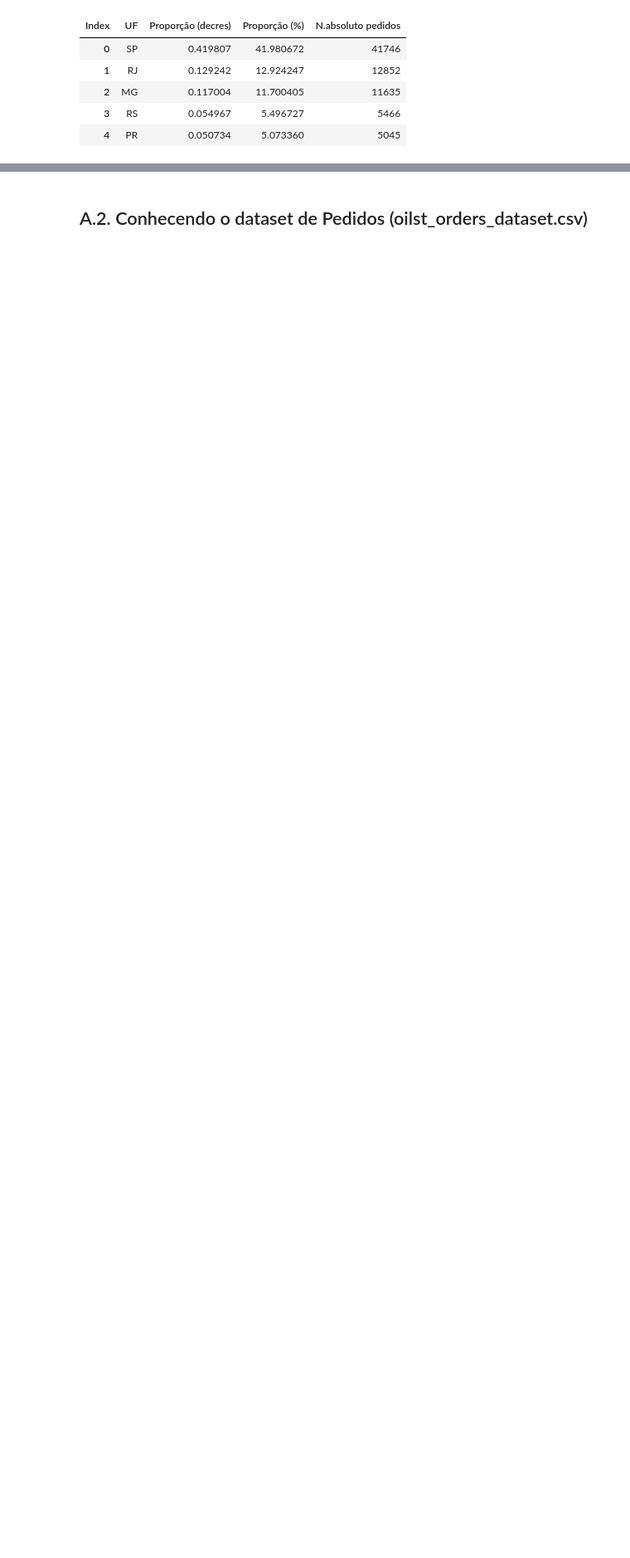
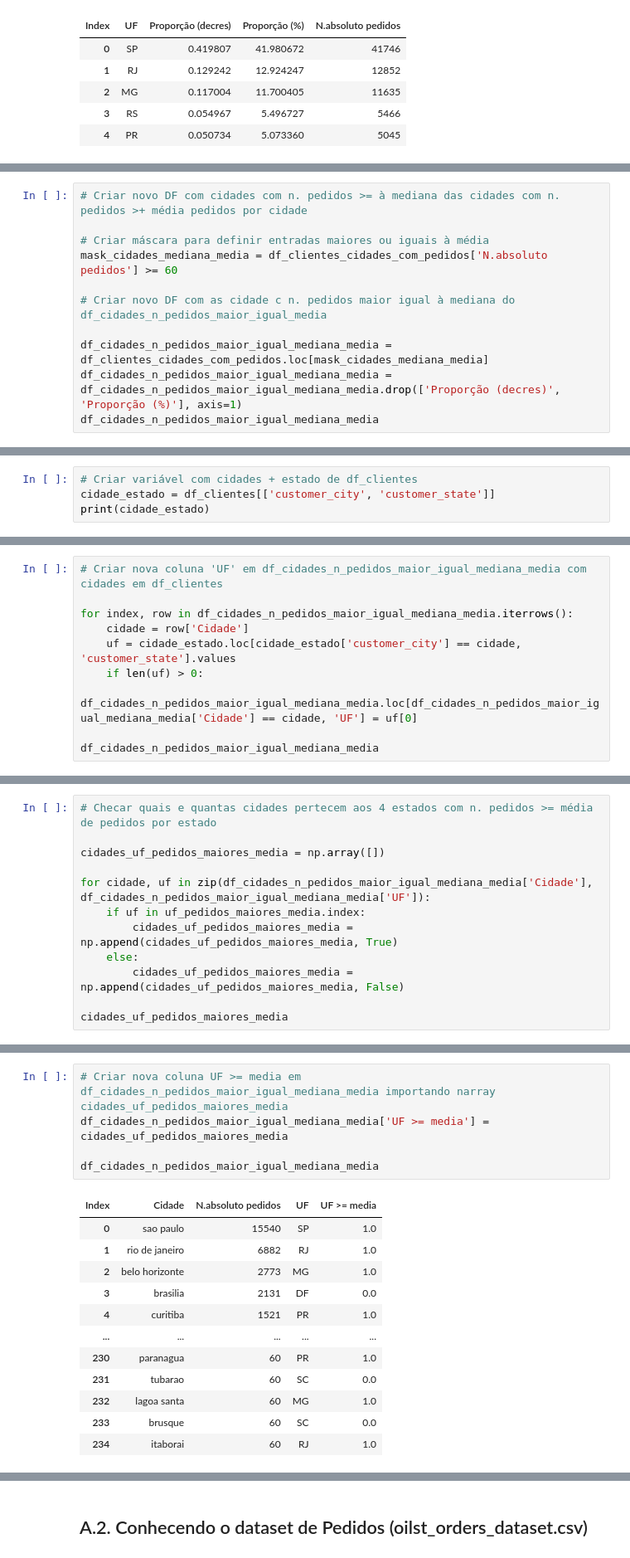
Before and after one commit to julianabpeixoto/data-science-portfolio, a Jupyter notebook: santander_coders_2023_2semestre_trilha_data_science_tecnicas_programacao_1_projeto_final/jbp_projeto_final.ipynb, the cells around one changed output, grey strips where cells are left out. Shown at 83% size. Cells and saved outputs as stored; diff of their text form; blank space fills up the shorter version.

```diff
--- a/santander_coders_2023_2semestre_trilha_data_science_tecnicas_programacao_1_projeto_final/jbp_projeto_final.ipynb
+++ b/santander_coders_2023_2semestre_trilha_data_science_tecnicas_programacao_1_projeto_final/jbp_projeto_final.ipynb
@@ -621,0 +722,11 @@ uf_pedidos_maiores_media.plot(kind='barh', figsize=(10, 6), color ='orange')
+# %%
+# Criar novo DF com cidades com n. pedidos >= à mediana das cidades com n. pedidos >+ média pedidos por cidade
+
+# Criar máscara para definir entradas maiores ou iguais à média
+mask_cidades_mediana_media = df_clientes_cidades_com_pedidos['N.absoluto pedidos'] >= 60
+
+# Criar novo DF com as cidade c n. pedidos maior igual à mediana do df_cidades_n_pedidos_maior_igual_media
+
+df_cidades_n_pedidos_maior_igual_mediana_media = df_clientes_cidades_com_pedidos.loc[mask_cidades_mediana_media]
+df_cidades_n_pedidos_maior_igual_mediana_media = df_cidades_n_pedidos_maior_igual_mediana_media.drop(['Proporção (decres)', 'Proporção (%)'], axis=1)
+df_cidades_n_pedidos_maior_igual_mediana_media
@@ -621,0 +747,4 @@ uf_pedidos_maiores_media.plot(kind='barh', figsize=(10, 6), color ='orange')
+# %%
+# Criar variável com cidades + estado de df_clientes
+cidade_estado = df_clientes[['customer_city', 'customer_state']]
+print(cidade_estado)
@@ -621,0 +766,10 @@ uf_pedidos_maiores_media.plot(kind='barh', figsize=(10, 6), color ='orange')
+# %%
+# Criar nova coluna 'UF' em df_cidades_n_pedidos_maior_igual_mediana_media com cidades em df_clientes
+
+for index, row in df_cidades_n_pedidos_maior_igual_mediana_media.iterrows():
+    cidade = row['Cidade']
+    uf = cidade_estado.loc[cidade_estado['customer_city'] == cidade, 'customer_state'].values
+    if len(uf) > 0:
+        df_cidades_n_pedidos_maior_igual_mediana_media.loc[df_cidades_n_pedidos_maior_igual_mediana_media['Cidade'] == cidade, 'UF'] = uf[0]
+
+df_cidades_n_pedidos_maior_igual_mediana_media
@@ -621,0 +790,12 @@ uf_pedidos_maiores_media.plot(kind='barh', figsize=(10, 6), color ='orange')
+# %%
+# Checar quais e quantas cidades pertecem aos 4 estados com n. pedidos >= média de pedidos por estado
+
+cidades_uf_pedidos_maiores_media = np.array([])
+
+for cidade, uf in zip(df_cidades_n_pedidos_maior_igual_mediana_media['Cidade'], df_cidades_n_pedidos_maior_igual_mediana_media['UF']):
+    if uf in uf_pedidos_maiores_media.index:
+        cidades_uf_pedidos_maiores_media = np.append(cidades_uf_pedidos_maiores_media, True)
+    else:
+        cidades_uf_pedidos_maiores_media = np.append(cidades_uf_pedidos_maiores_media, False)
+
+cidades_uf_pedidos_maiores_media
@@ -621,0 +817,18 @@ uf_pedidos_maiores_media.plot(kind='barh', figsize=(10, 6), color ='orange')
+# %%
+# Criar nova coluna UF >= media em  df_cidades_n_pedidos_maior_igual_mediana_media importando narray cidades_uf_pedidos_maiores_media
+df_cidades_n_pedidos_maior_igual_mediana_media['UF >= media'] = cidades_uf_pedidos_maiores_media
+
+df_cidades_n_pedidos_maior_igual_mediana_media
+# %% [output]
+| Index | Cidade | N.absoluto pedidos | UF | UF >= media |
+| 0 | sao paulo | 15540 | SP | 1.0 |
+| 1 | rio de janeiro | 6882 | RJ | 1.0 |
+| 2 | belo horizonte | 2773 | MG | 1.0 |
+| 3 | brasilia | 2131 | DF | 0.0 |
+| 4 | curitiba | 1521 | PR | 1.0 |
+| ... | ... | ... | ... | ... |
+| 230 | paranagua | 60 | PR | 1.0 |
+| 231 | tubarao | 60 | SC | 0.0 |
+| 232 | lagoa santa | 60 | MG | 1.0 |
+| 233 | brusque | 60 | SC | 0.0 |
+| 234 | itaborai | 60 | RJ | 1.0 |
```
Also changed, not shown: parts of 25 cells of this notebook.
